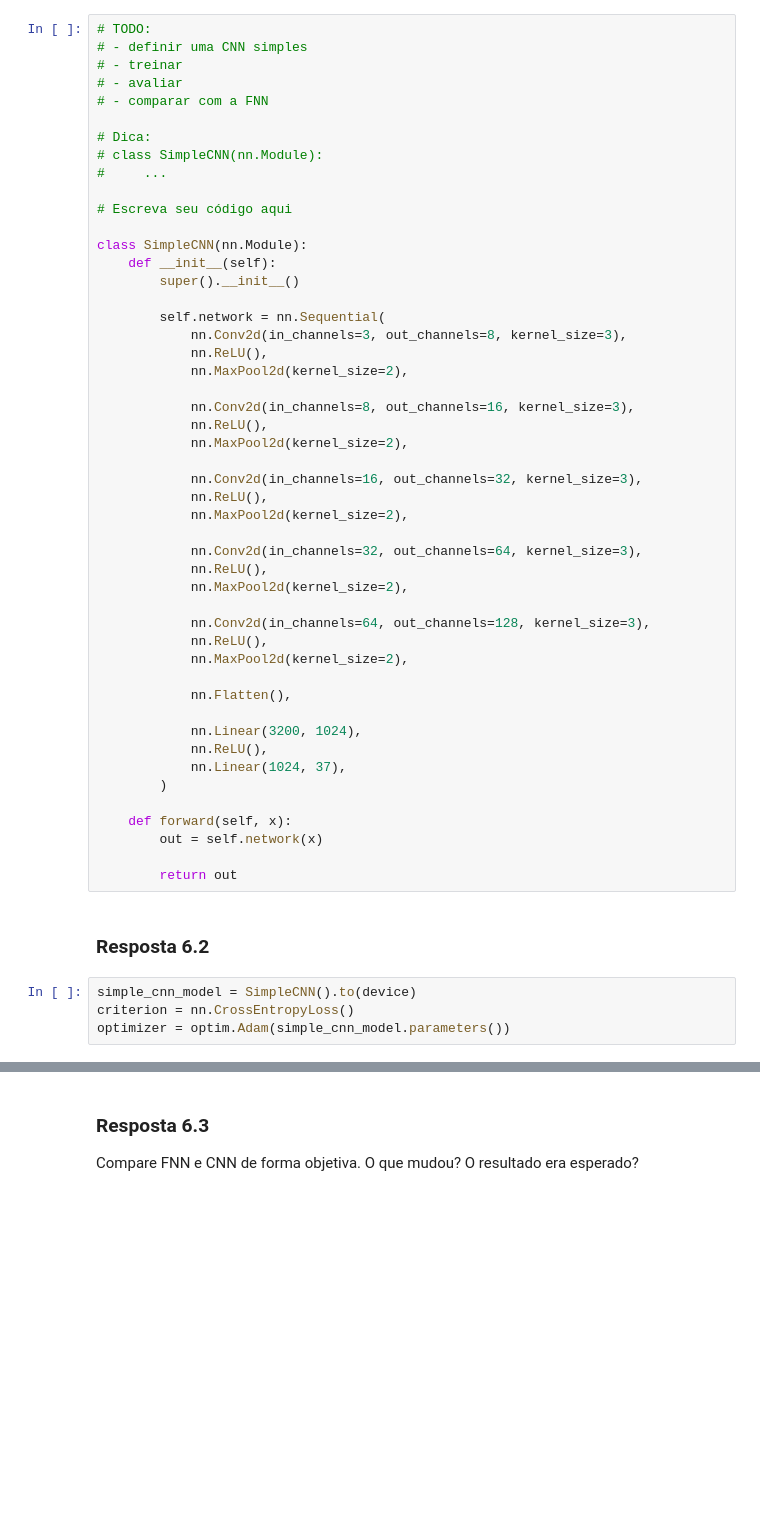
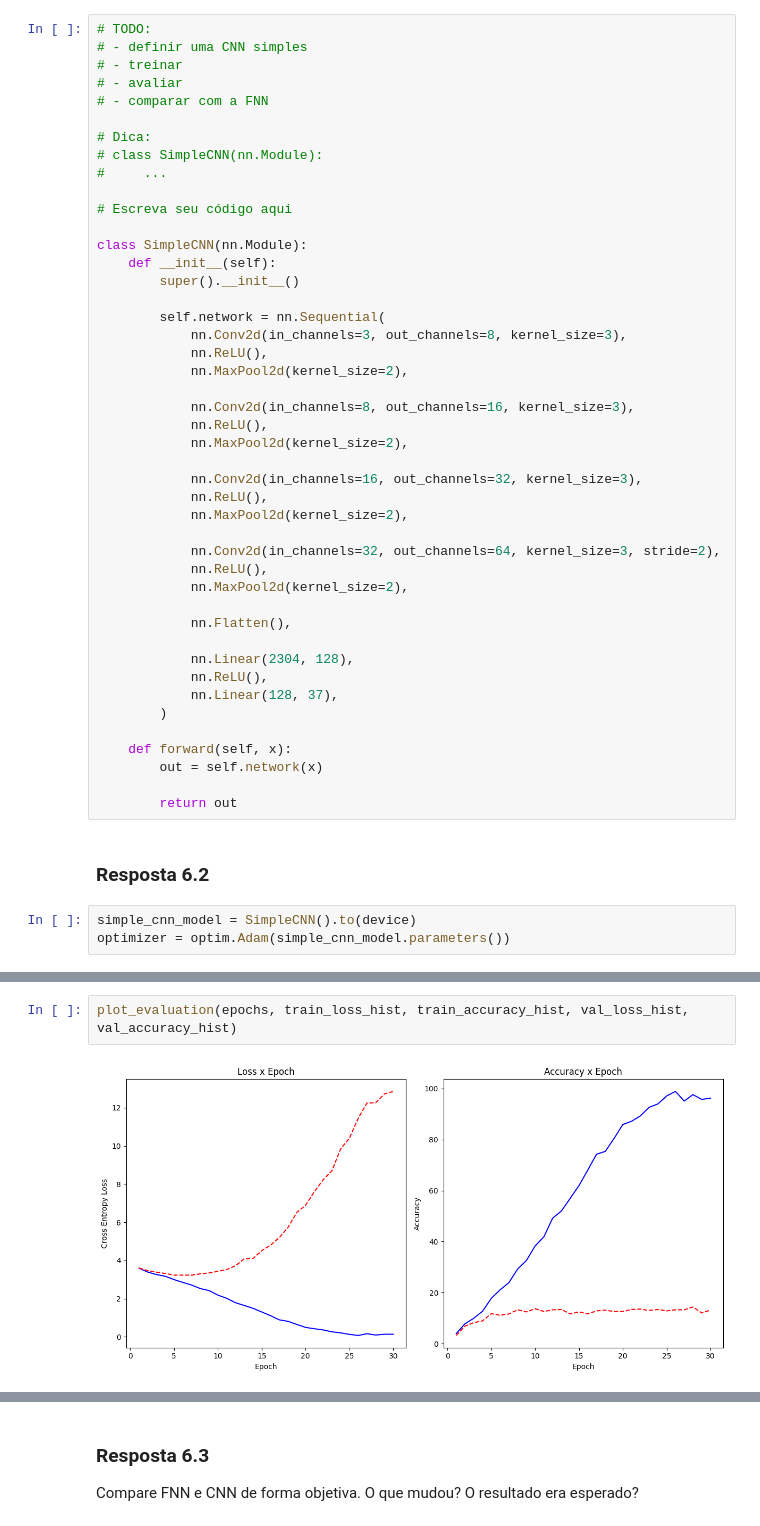
Before and after one commit to tainadrumond/impatech, a Jupyter notebook: aprendizado_de_maquina2/trabalho1/classificacao_com_cnn.ipynb, the cells around one changed output, grey strips where cells are left out. Drawn from its saved outputs; the diff is of its cells as text; blank space fills up the shorter version.

```diff
--- a/aprendizado_de_maquina2/trabalho1/classificacao_com_cnn.ipynb
+++ b/aprendizado_de_maquina2/trabalho1/classificacao_com_cnn.ipynb
@@ -540,19 +531,15 @@ class SimpleCNN(nn.Module):
             nn.ReLU(),
             nn.MaxPool2d(kernel_size=2),
 
-            nn.Conv2d(in_channels=32, out_channels=64, kernel_size=3),
-            nn.ReLU(),
-            nn.MaxPool2d(kernel_size=2),
-
-            nn.Conv2d(in_channels=64, out_channels=128, kernel_size=3),
+            nn.Conv2d(in_channels=32, out_channels=64, kernel_size=3, stride=2),
             nn.ReLU(),
             nn.MaxPool2d(kernel_size=2),
 
             nn.Flatten(),
 
-            nn.Linear(3200, 1024),
+            nn.Linear(2304, 128),
             nn.ReLU(),
-            nn.Linear(1024, 37),
+            nn.Linear(128, 37),
         )
 
     def forward(self, x):
@@ -563,7 +550,6 @@ class SimpleCNN(nn.Module):
 ### Resposta 6.2
 # %%
 simple_cnn_model = SimpleCNN().to(device)
-criterion = nn.CrossEntropyLoss()
 optimizer = optim.Adam(simple_cnn_model.parameters())
 # %%
 epochs = 30
@@ -598,0 +562,4 @@ Acurácia em treino: 3.0230978260869565, Acurácia em validação: 1.49456521739
+# %%
+plot_evaluation(epochs, train_loss_hist, train_accuracy_hist, val_loss_hist, val_accuracy_hist)
+# %% [output]
+[figure, added]
```
Also changed, not shown: parts of 32 cells of this notebook.
